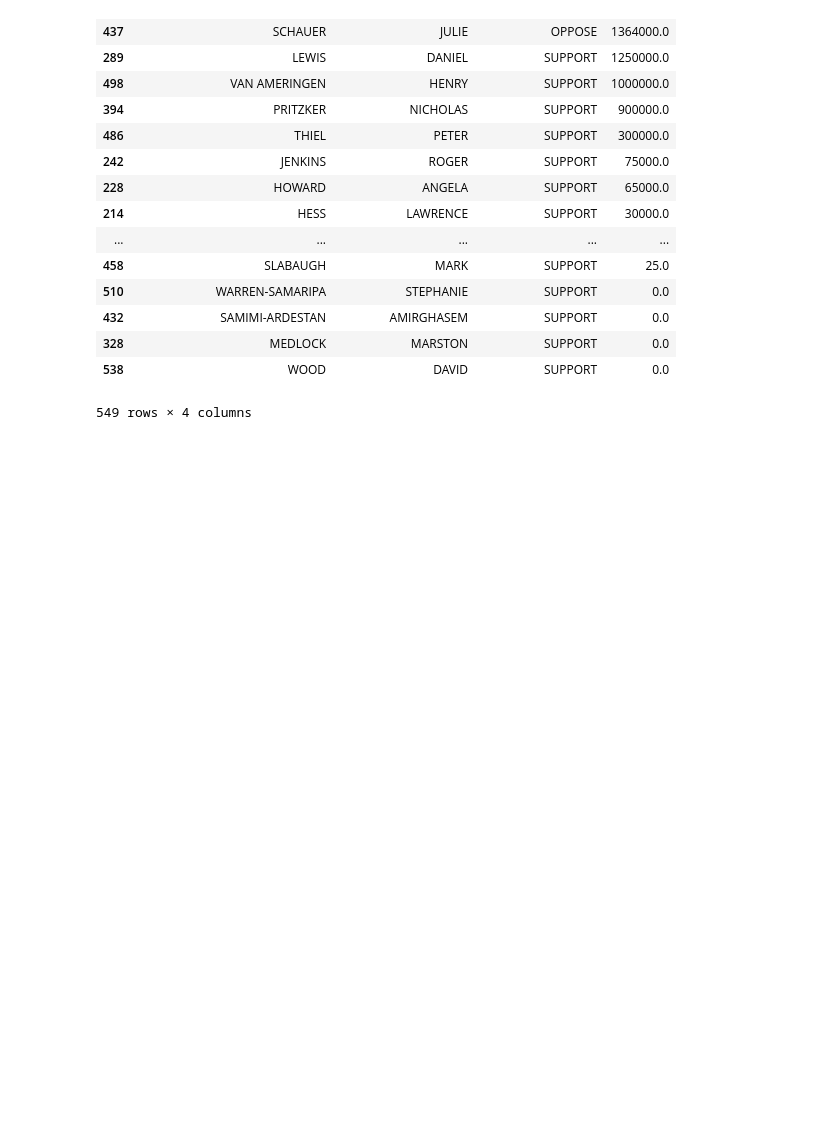
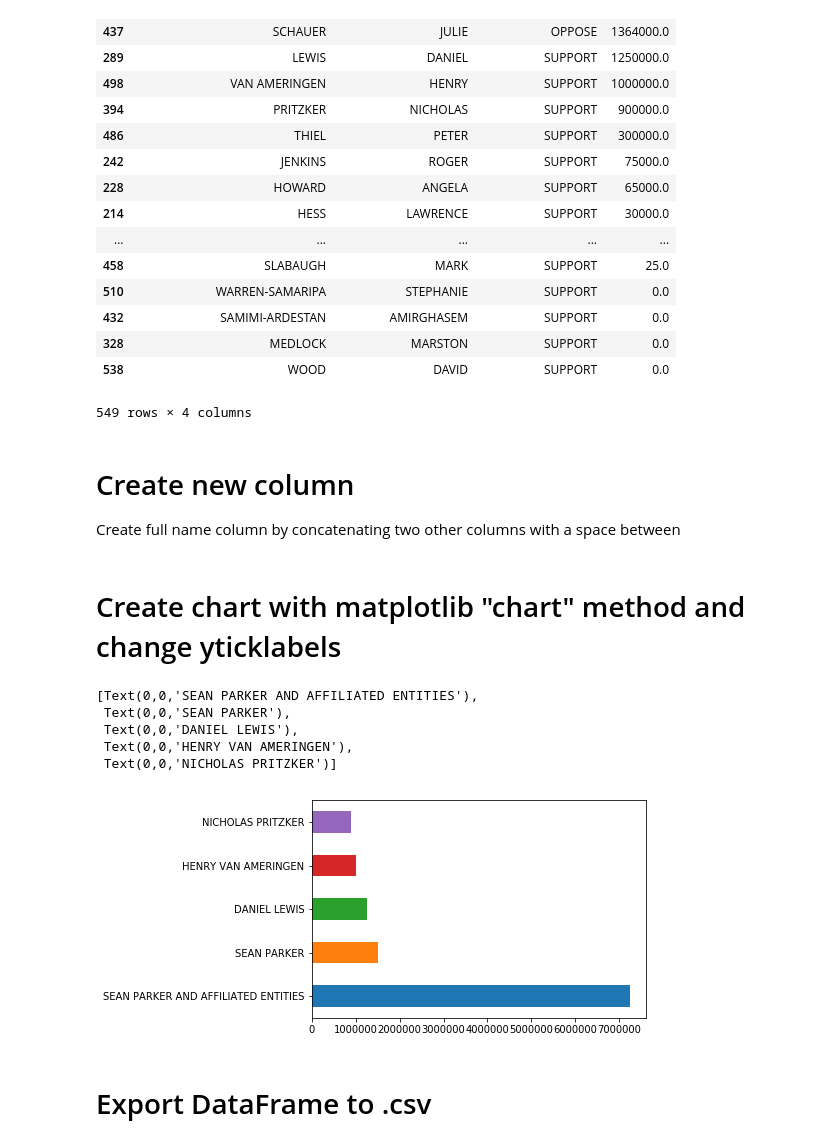
Before and after one commit to nunderwood6/first_python_notebook, a Jupyter notebook: la_times_pandas.ipynb, the cells around one changed output. Drawn from its saved outputs; the diff is of its cells as text; code cells hidden in the pictures; blank space fills up the shorter version.

```diff
--- a/la_times_pandas.ipynb
+++ b/la_times_pandas.ipynb
@@ -255,3 +257,24 @@ merged.groupby(["contributor_lastname", "contributor_firstname", "committee_posi
 | 328 | MEDLOCK | MARSTON | SUPPORT | 0.0 |
 | 538 | WOOD | DAVID | SUPPORT | 0.0 |
 549 rows × 4 columns
+# %%
+top_supporters = support.groupby(["contributor_lastname", "contributor_firstname"]).amount.sum().reset_index().sort_values("amount", ascending=False).head(10)
+# %% [markdown]
+# Create new column
+Create full name column by concatenating two other columns with a space between
+# %%
+top_supporters['contributor_fullname'] = top_supporters.contributor_firstname + " " + top_supporters.contributor_lastname
+# %% [markdown]
+# Create chart with matplotlib "chart" method and change yticklabels
+# %%
+chart = top_supporters.head(5).amount.plot.barh()
+chart.set_yticklabels(top_supporters.contributor_fullname)
+# %% [output]
+[Text(0,0,'SEAN PARKER AND AFFILIATED ENTITIES'),
+ Text(0,0,'SEAN PARKER'),
+ Text(0,0,'DANIEL LEWIS'),
+ Text(0,0,'HENRY VAN AMERINGEN'),
+ Text(0,0,'NICHOLAS PRITZKER')]
+[figure, added]
+# %% [markdown]
+# Export DataFrame to .csv
```
Also changed, not shown: parts of 3 cells of this notebook.
